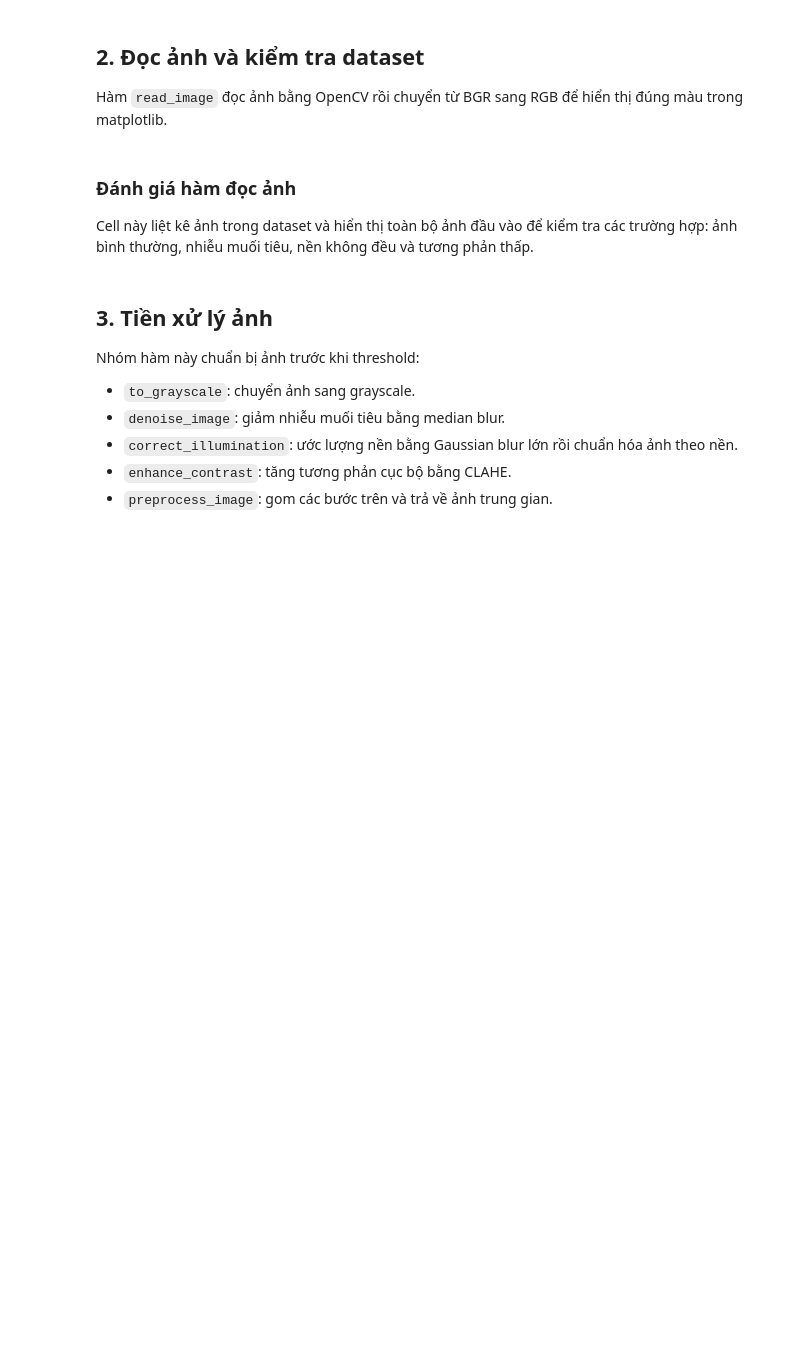
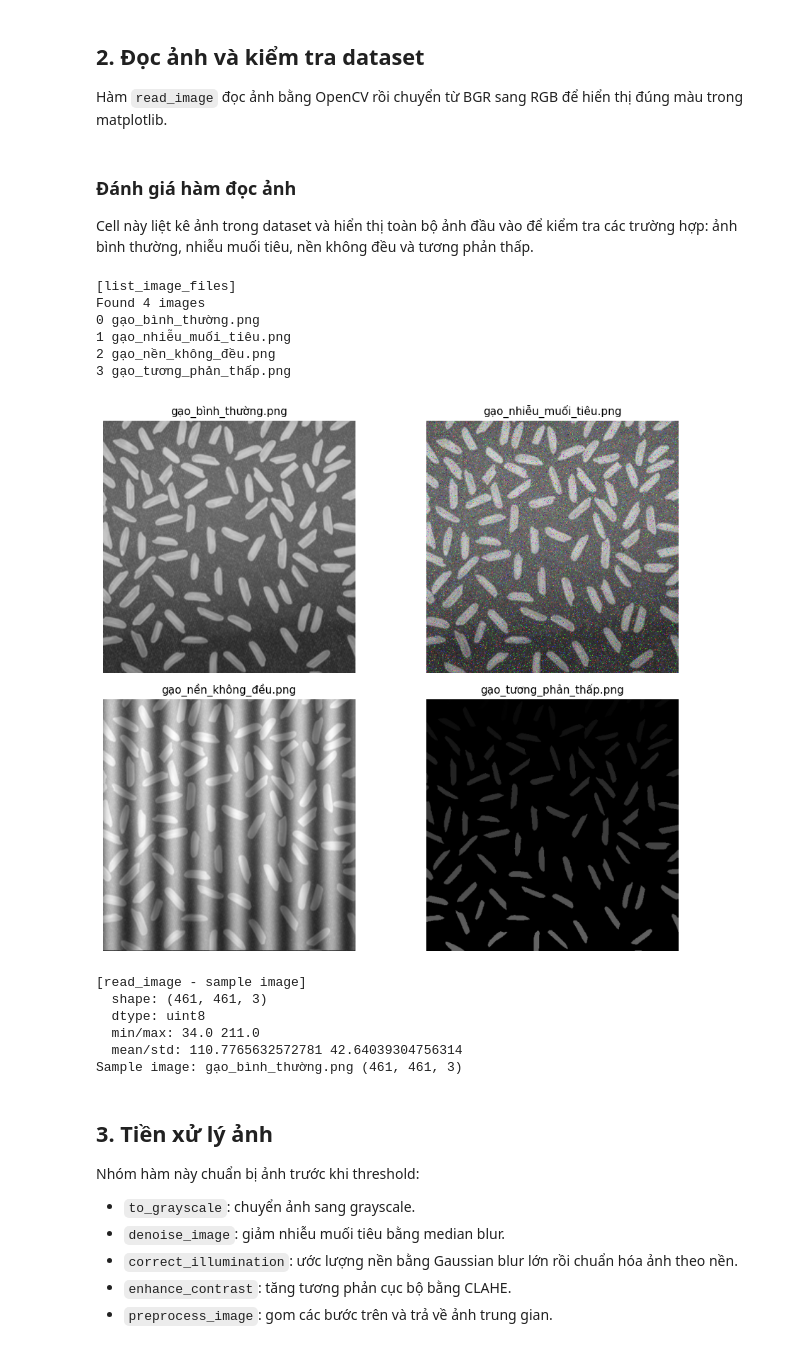
Before and after one commit to HoangTouliverBN/Computer-Vision, a Jupyter notebook: notebooks/rice_counting_pipeline.ipynb, the cells around one changed output. Drawn from its saved outputs; the diff is of its cells as text; code cells hidden in the pictures; blank space fills up the shorter version.

Commit message:
feat: implement fixed rice counting pipeline

```diff
--- a/notebooks/rice_counting_pipeline.ipynb
+++ b/notebooks/rice_counting_pipeline.ipynb
@@ -178,18 +182,32 @@ Cell này liệt kê ảnh trong dataset và hiển thị toàn bộ ảnh đầ
 # %%
 image_paths = list_image_files(DATASET_DIR)
 print("[list_image_files]")
 print(f"Found {len(image_paths)} images")
 for index, path in enumerate(image_paths):
     print(index, path.name)
 
 input_images = [(path.name, read_image(path)) for path in image_paths]
 show_images(input_images, cols=2)
 
-SAMPLE_NAME = "rice_normal.png"
+SAMPLE_NAME = "gạo_bình_thường.png"
 sample_path = next(path for path in image_paths if path.name == SAMPLE_NAME)
 sample_image = read_image(sample_path)
 print_image_result("read_image - sample image", sample_image)
 print("Sample image:", sample_path.name, sample_image.shape)
+# %% [output]
+[list_image_files]
+Found 4 images
+0 gạo_bình_thường.png
+1 gạo_nhiễu_muối_tiêu.png
+2 gạo_nền_không_đều.png
+3 gạo_tương_phản_thấp.png
+[figure, added]
+[read_image - sample image]
+  shape: (461, 461, 3)
+  dtype: uint8
+  min/max: 34.0 211.0
+  mean/std: 110.7765632572781 42.64039304756314
+Sample image: gạo_bình_thường.png (461, 461, 3)
 # %% [markdown]
 ## 3. Tiền xử lý ảnh
 
```
Also changed, not shown: parts of 11 cells of this notebook, 16 other files.
